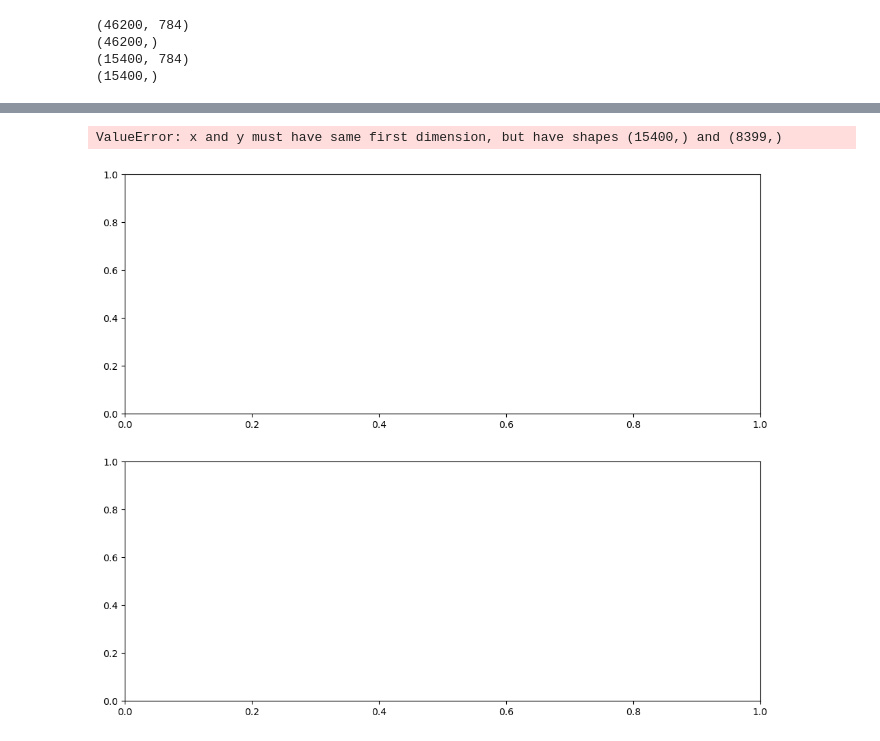
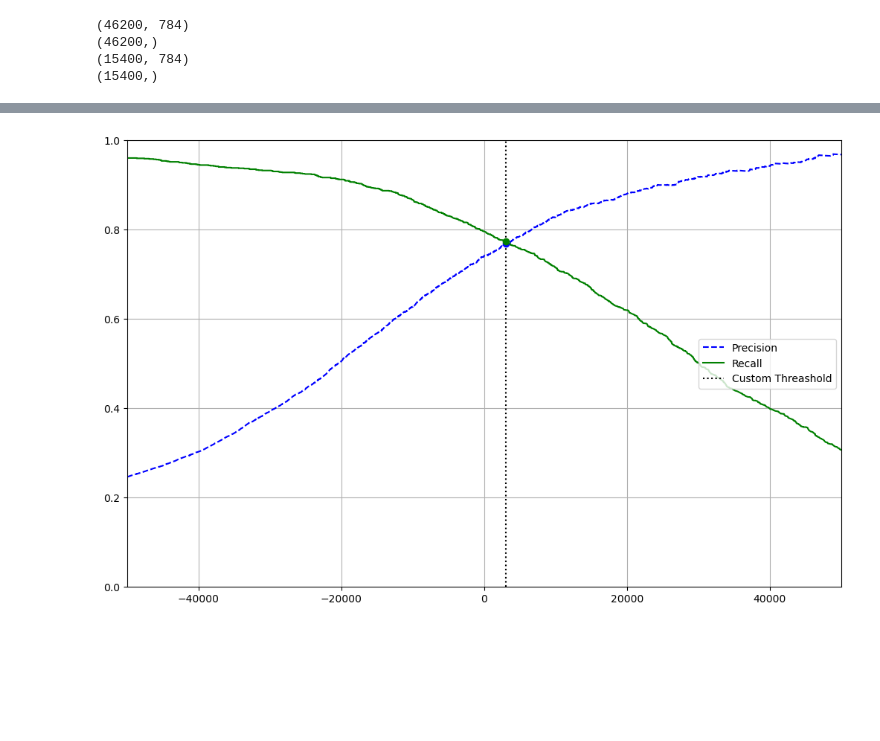
Before and after one commit to anilhimam17/Kaggle-Machine-Learning, a Jupyter notebook: Playgrounds/Chapter 2 and 3.ipynb, the cells around one changed output, grey strips where cells are left out. Cells and saved outputs as stored; diff of their text form; code cells hidden in the pictures; blank space fills up the shorter version.

```diff
--- a/Playgrounds/Chapter 2 and 3.ipynb
+++ b/Playgrounds/Chapter 2 and 3.ipynb
@@ -344,19 +323,31 @@ Harmonic Mean:  0.7533733133433284
 # %%
 from sklearn.metrics import precision_recall_curve
 
-i = 0
-fig, axes = plt.subplots(2, 1, figsize=(12, 10))
+# Preset Custom Value of Threashold
+threashold = 3000
+
+fig = plt.figure(figsize=(12, 10))
 for object, name in [(SGDClassifier(), "sgd")]:
     object.fit(X_train_5, y_train_5)
     score = cross_val_predict(object, X_test_5, y_test_5, method="decision_function", n_jobs=-1)
     precisions, recalls, threasholds = precision_recall_curve(y_test_5, score)
 
+    # Calculating the Intercept
+    intercept = (threasholds >= threashold).argmax()
+
+    # Adding the Axes
+    axes = fig.add_axes([0.1, 0.1, 0.8, 0.6])
+
     # Plotting the Graph
-    axes[i].plot(threasholds, predictions[:-1], "b--", label="Precision")
-    axes[i].plot(threasholds, recalls[:-1], "g-", label="Recall")
-    axes[i].vlines(threasholds, 0, 1, "k", "dotted", label="Custom Threashold")
+    axes.plot(threasholds, precisions[:-1], "b--", label="Precision")
+    axes.plot(threasholds, recalls[:-1], "g-", label="Recall")
+    axes.vlines(threashold, 0, 1, "k", "dotted", label="Custom Threashold")
+    axes.plot(threasholds[intercept], precisions[intercept], "bo")
+    axes.plot(threasholds[intercept], recalls[intercept], "go")
 
-    i += 1
+    # Anatomy
+    plt.axis([-5e4, 5e4, 0, 1])
+    plt.grid()
+    plt.legend(loc="center right")
 # %% [output]
-ValueError: x and y must have same first dimension, but have shapes (15400,) and (8399,)
-[figure, old version]
+[figure, new version]
```
Also changed, not shown: parts of 15 cells of this notebook.
